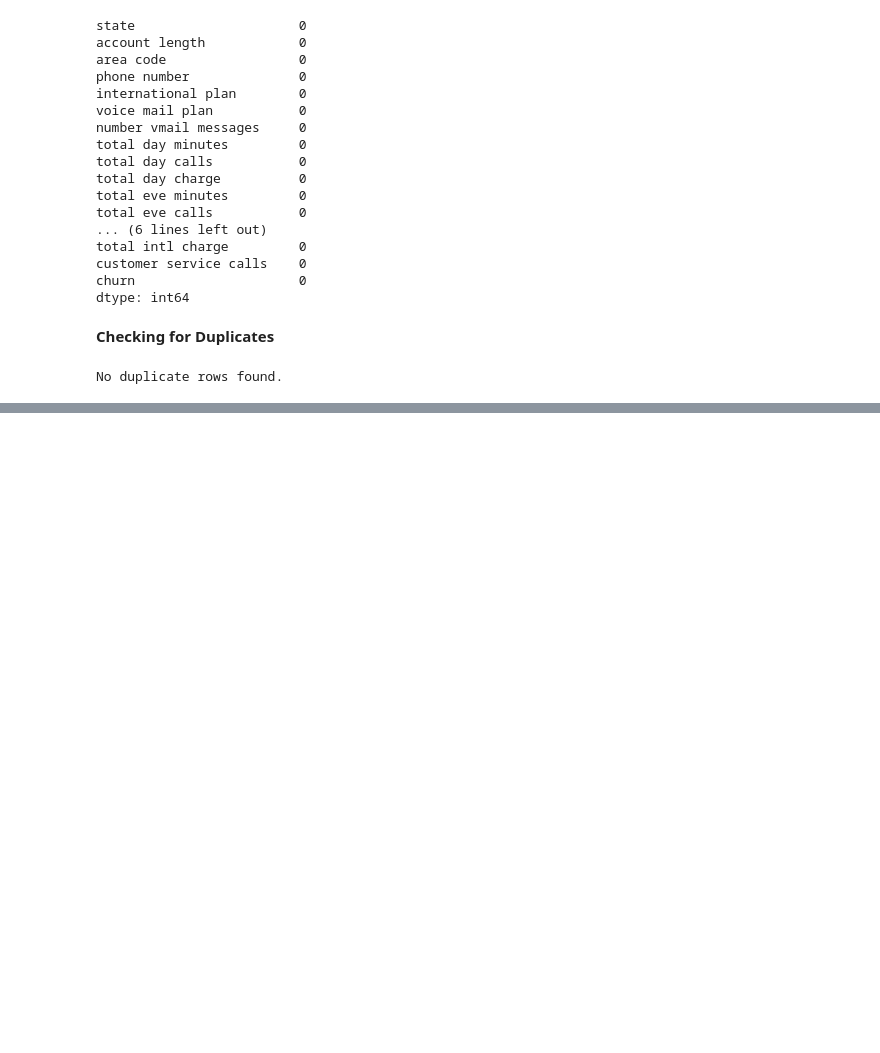
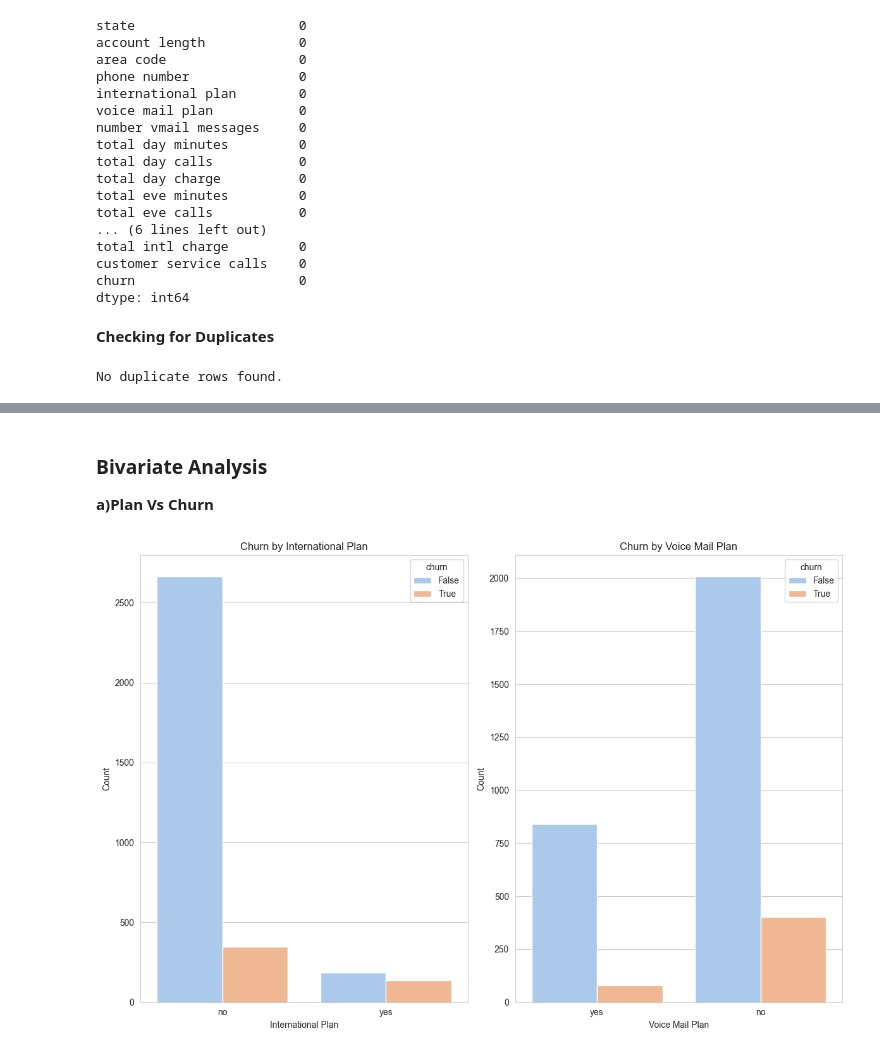
Before and after one commit to Amondi4/Phase-3-Project, a Jupyter notebook: Notebook.ipynb, the cells around one changed output, grey strips where cells are left out. Cells and saved outputs as stored; diff of their text form; code cells hidden in the pictures; blank space fills up the shorter version.

```diff
--- a/Notebook.ipynb
+++ b/Notebook.ipynb
@@ -245,2 +238,36 @@ Number of outliers: 267
 
 Total number of outliers across all numerical columns: 682
+# %% [markdown]
+### **Bivariate Analysis**
+
+**a)Plan Vs Churn**
+# %%
+# Set style for plots
+sns.set_style("whitegrid")
+
+# Set the custom color palette
+sns.set_palette('deep')
+
+# Set up subplots
+plt.figure(figsize=(12, 8))
+
+# International Plan vs. Churn
+plt.subplot(1, 2, 1)
+sns.countplot(x='international plan', hue='churn', data=df, palette="pastel")
+plt.title('Churn by International Plan')
+plt.xlabel('International Plan')
+plt.ylabel('Count')
+
+# Voice Mail Plan vs. Churn
+plt.subplot(1, 2, 2)
+sns.countplot(x='voice mail plan', hue='churn', data=df, palette="pastel")
+plt.title('Churn by Voice Mail Plan')
+plt.xlabel('Voice Mail Plan')
+plt.ylabel('Count')
+
+# Adjust layout
+plt.tight_layout()
+
+plt.show()
+# %% [output]
+[figure, added]
```
Also changed, not shown: parts of 24 cells of this notebook.
